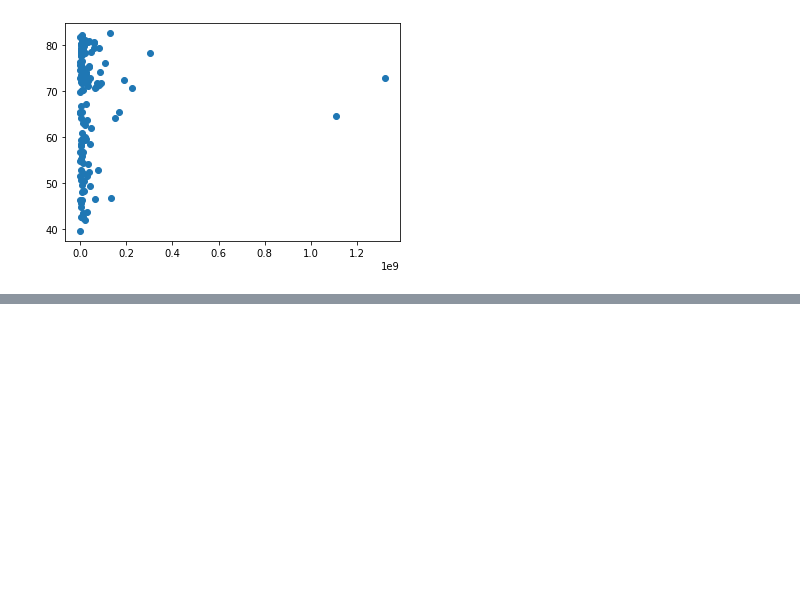
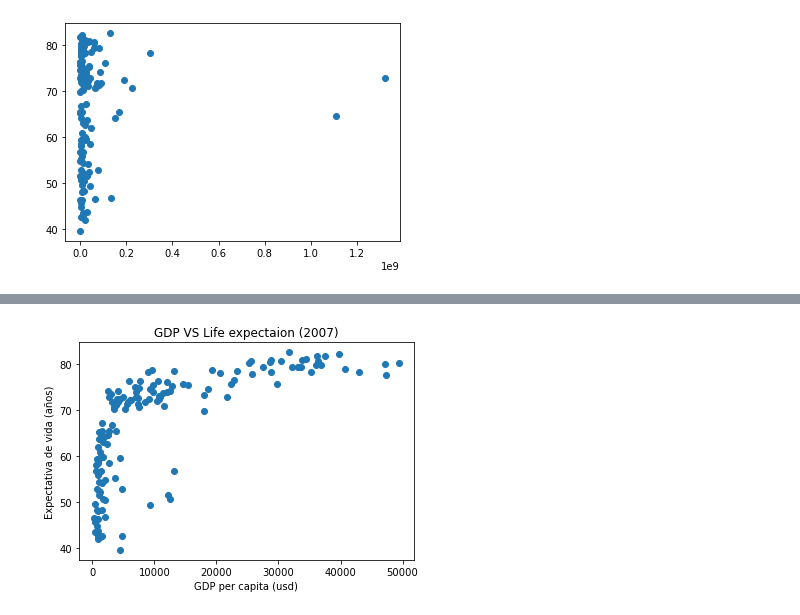
Before and after one commit to aforeroo/notebooks, a Jupyter notebook: basic-matplotlib.ipynb, the cells around one changed output, grey strips where cells are left out. Cells and saved outputs as stored; diff of their text form; code cells hidden in the pictures; blank space fills up the shorter version.

```diff
--- a/basic-matplotlib.ipynb
+++ b/basic-matplotlib.ipynb
@@ -98,0 +147,8 @@ plt.show()
+# %%
+plt.scatter(gdp_cap, life_exp)
+plt.xlabel('GDP per capita (usd)')
+plt.ylabel('Expectativa de vida (años)')
+plt.title('GDP VS Life expectaion (2007)')
+plt.show()
+# %% [output]
+[figure, added]
```
Also changed, not shown: parts of 9 cells of this notebook.
